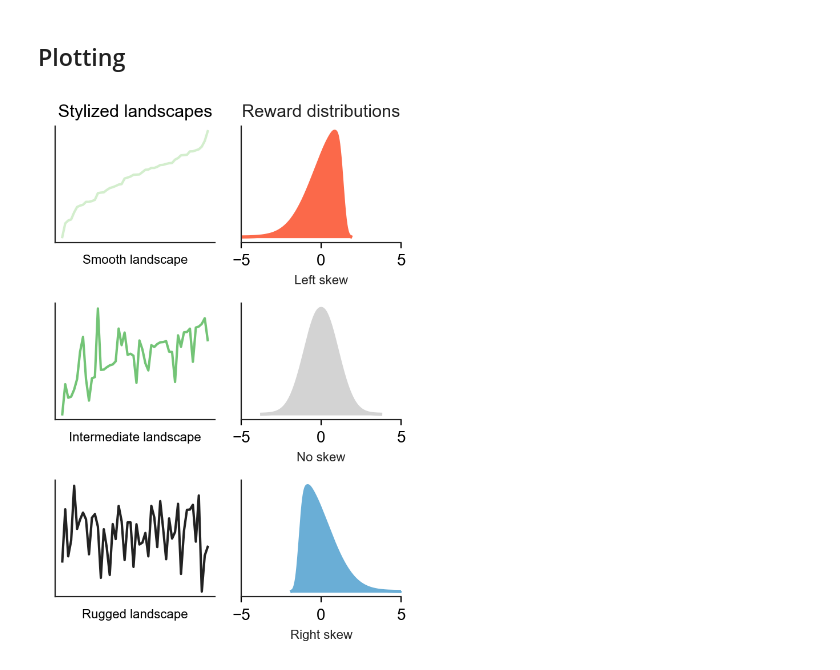
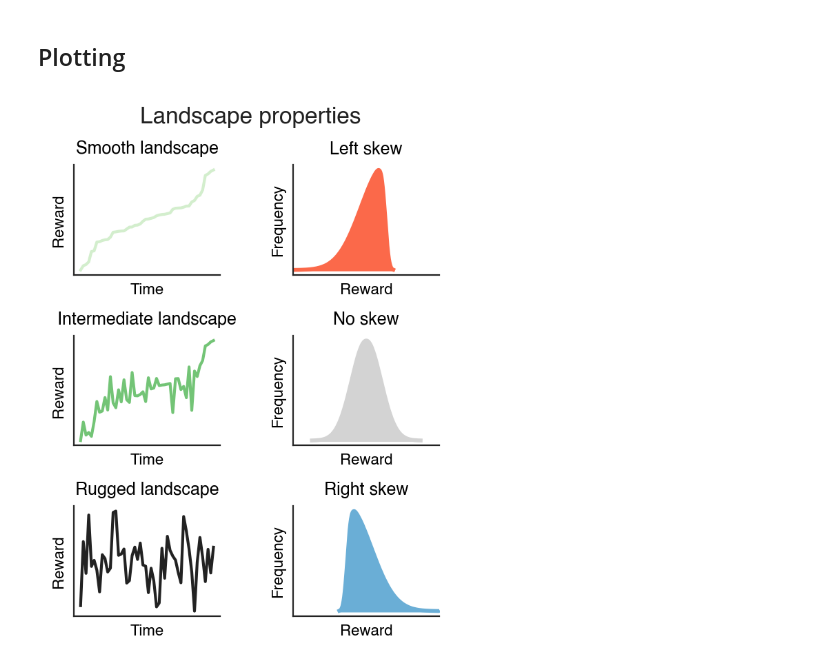
Before and after one commit to kathlandgren/ambition, a Jupyter notebook: 02_conceptual_landscape/01_make_conceptual_lanscape_figure.ipynb, the cells around one changed output. Drawn from its saved outputs; the diff is of its cells as text; code cells hidden in the pictures.

Commit message:
update legends

```diff
--- a/02_conceptual_landscape/01_make_conceptual_lanscape_figure.ipynb
+++ b/02_conceptual_landscape/01_make_conceptual_lanscape_figure.ipynb
@@ -200,16 +202,17 @@ plt.show()
 [figure]
 # %% [markdown]
 ## Plotting
+# %%
+suptitle_size=12
+subtitle_size=9
+axis_label_size=8
+suptitle = "Landscape properties"
 # %%
+# Combined figure setup
+fig, axs = plt.subplots(3, 2, figsize=(3.42, 4.25), dpi=200)  # 2x3 grid for combined plots
 
-# Assuming smooth, mixed, rough, and other necessary variables are defined
-# For the sake of example, these variables are just placeholders
-
-suptitle = "Landscape properties"
-
-# Combined figure setup
-fig, axs = plt.subplots(3, 2, figsize=(3.42, 5),dpi=200)  # 2x3 grid for combined plots
-
+# Adjust spacing between columns
+plt.subplots_adjust(wspace=0.5, hspace=0.55)
 
 # First row for landscape plots
 axs[0, 0].plot(smooth_no_skew_sample, color=mygreen)
@@ -217,57 +220,58 @@ axs[1, 0].plot(mixed_no_skew_sample, color=midgreen)
 axs[2, 0].plot(no_skew_sample, color=myblack)
 
 # Titles for the first column
-axs[0, 0].set_title('Stylized landscapes',fontsize=11)
-axs[0, 0].set_xlabel('Smooth landscape',fontsize=8)
-axs[1, 0].set_xlabel('Intermediate landscape',fontsize=8)
-axs[2, 0].set_xlabel('Rugged landscape',fontsize=8)
+axs[0, 0].set_title('Smooth landscape', fontsize=subtitle_size, loc='center')
+axs[1, 0].set_title('Intermediate landscape', fontsize=subtitle_size, loc='center')
+axs[2, 0].set_title('Rugged landscape', fontsize=subtitle_size, loc='center')
 
 # Second row for skewness distributions
-# Assuming x_neg, y_neg, x_0, y_0, x_pos, y_pos are defined from skewnorm calculations
-
-# Plot skewness distributions in the second row
 axs[0, 1].fill_between(x_neg, y_neg, color=myred, alpha=1)
 axs[0, 1].plot(x_neg, y_neg, color=myred, lw=2)
 axs[1, 1].fill_between(x_0, y_0, color=lightgrey, alpha=1)
 axs[1, 1].plot(x_0, y_0, color=lightgrey, lw=2)
-axs[2, 1].fill_between(x_pos, y_pos, color=myblue, alpha=1),
+axs[2, 1].fill_between(x_pos, y_pos, color=myblue, alpha=1)
 axs[2, 1].plot(x_pos, y_pos, color=myblue, lw=2)
 
 # Titles for the second column
-axs[0, 1].set_title('Reward distributions',color=myblack,fontsize=11)
-axs[0, 1].set_xlabel(r'Left skew',color=myblack,fontsize=8)
-axs[1, 1].set_xlabel(r'No skew',color=myblack,fontsize=8)
-axs[2, 1].set_xlabel(r'Right skew',color=myblack,fontsize=8)
+axs[0, 1].set_title(r'Left skew', fontsize=subtitle_size, loc='center')
+axs[1, 1].set_title(r'No skew', fontsize=subtitle_size, loc='center')
+axs[2, 1].set_title(r'Right skew', fontsize=subtitle_size, loc='center')
 
+# Add axis labels for the left column
+for ax in axs[:, 0]:
+    ax.set_xlabel("Time", fontsize=axis_label_size)
+    ax.set_ylabel("Reward", fontsize=axis_label_size)
 
+# Add axis labels for the right column
+for ax in axs[:, 1]:
+    ax.set_xlabel("Reward", fontsize=axis_label_size)
+    ax.set_ylabel("Frequency", fontsize=axis_label_size)
 
-# Labels for the second row
+# Set x-axis limits for the right column
 for ax in axs[:, 1]:
-    ax.set_xlim(-5,5)
+    ax.set_xlim(-5, 5)
+    ax.set_xticks([])
     ax.set_yticks([])
 
+# Remove ticks and labels for the left column if needed
 for ax in axs[:, 0]:
-
     ax.set_xticks([])
     ax.set_yticks([])
-    ax.set_xticklabels([])
-    ax.set_yticklabels([])
 
-
-# Set y-axis limits and remove ticks and labels for all plots if needed
+# Style adjustments for all subplots
 for ax_row in axs:
     for ax in ax_row:
-        # ax.set_ylim(0, 1)
-        # ax.set_xticks([])
-        # ax.set_yticks([])
         ax.spines['top'].set_visible(False)
         ax.spines['right'].set_visible(False)
-
         for spine in ax.spines.values():
             spine.set_color(myblack)
 
-plt.tight_layout()
+# Add a suptitle
+fig.suptitle(suptitle, fontsize=suptitle_size, weight='bold', color=myblack)
+
+# Save and show the figure
+# plt.tight_layout()
 plt.savefig("output/figure_1.pdf", format="pdf", bbox_inches="tight")
 plt.show()
 # %% [output]
-[figure, old version]
+[figure, new version]
```
Also changed, not shown: parts of 1 cell of this notebook, 9 other files.
